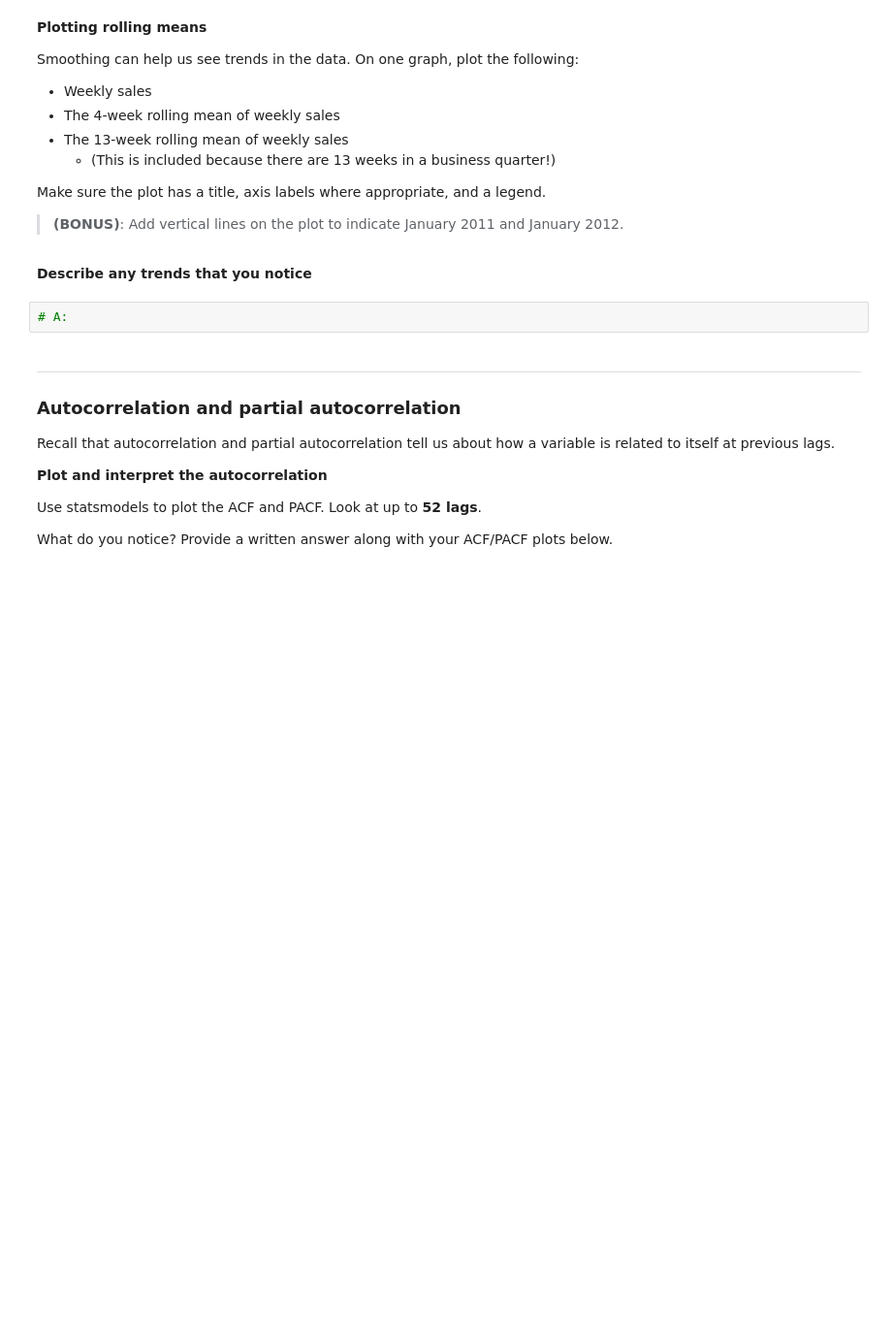
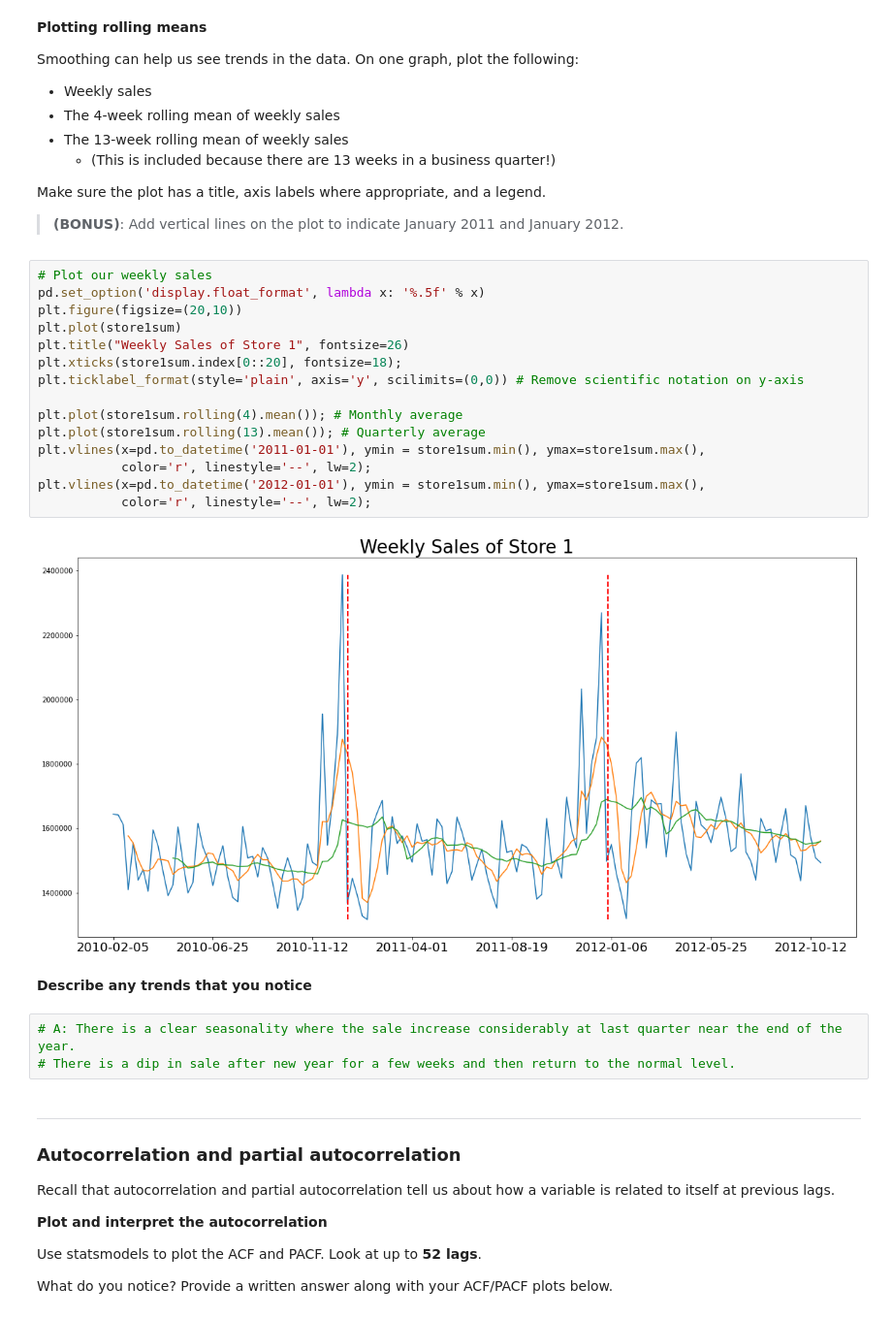
Before and after one commit to Tatadektep/ARIMA_Lab, a Jupyter notebook: starter-code.ipynb, the cells around one changed output. Shown: that part at 97% size. Cells and saved outputs as stored; diff of their text form; blank space fills up the shorter version.

```diff
--- a/starter-code.ipynb
+++ b/starter-code.ipynb
@@ -73,10 +178,28 @@ Smoothing can help us see trends in the data. On one graph, plot the following:
 Make sure the plot has a title, axis labels where appropriate, and a legend.
 
 > **(BONUS)**: Add vertical lines on the plot to indicate January 2011 and January 2012.
+# %%
+# Plot our weekly sales
+pd.set_option('display.float_format', lambda x: '%.5f' % x)
+plt.figure(figsize=(20,10))
+plt.plot(store1sum)
+plt.title("Weekly Sales of Store 1", fontsize=26)
+plt.xticks(store1sum.index[0::20], fontsize=18);
+plt.ticklabel_format(style='plain', axis='y', scilimits=(0,0)) # Remove scientific notation on y-axis
+
+plt.plot(store1sum.rolling(4).mean()); # Monthly average
+plt.plot(store1sum.rolling(13).mean()); # Quarterly average
+plt.vlines(x=pd.to_datetime('2011-01-01'), ymin = store1sum.min(), ymax=store1sum.max(),
+           color='r', linestyle='--', lw=2);
+plt.vlines(x=pd.to_datetime('2012-01-01'), ymin = store1sum.min(), ymax=store1sum.max(),
+           color='r', linestyle='--', lw=2);
+# %% [output]
+[figure, added]
 # %% [markdown]
 **Describe any trends that you notice**
 # %%
-# A:
+# A: There is a clear seasonality where the sale increase considerably at last quarter near the end of the year.
+# There is a dip in sale after new year for a few weeks and then return to the normal level.
 # %% [markdown]
 ---
 
```
Also changed, not shown: parts of 52 cells of this notebook.
